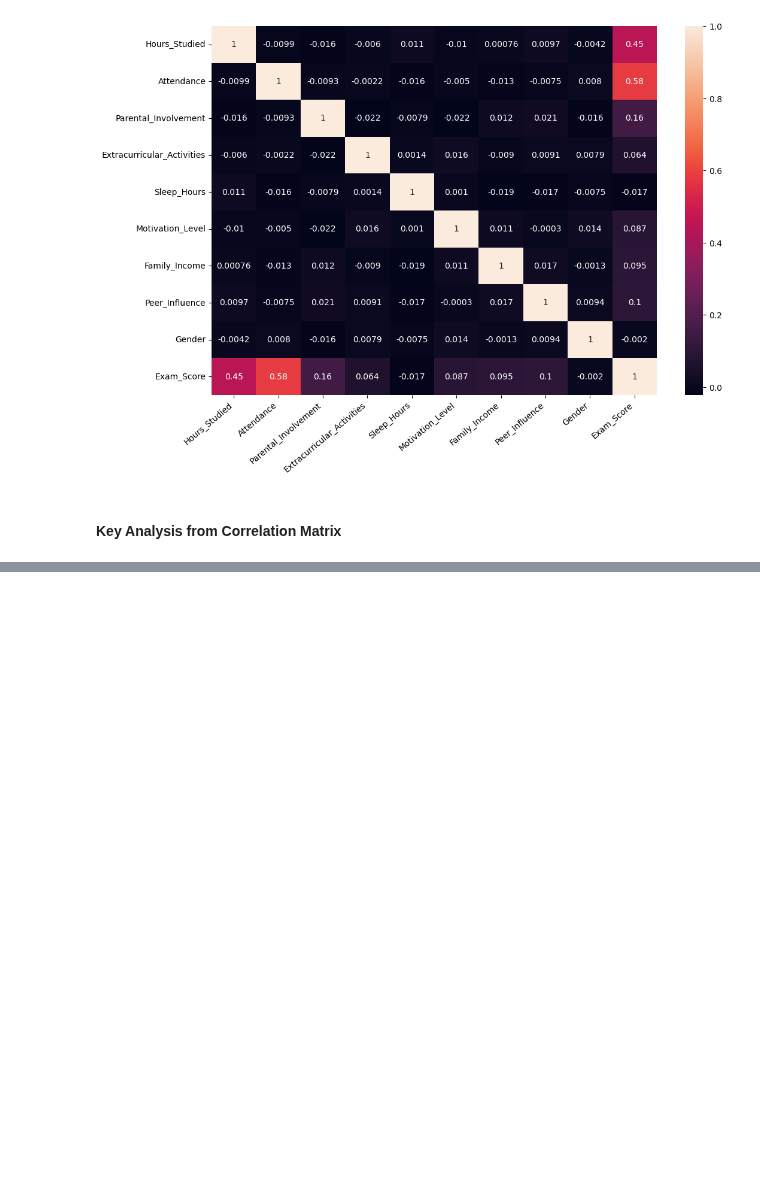
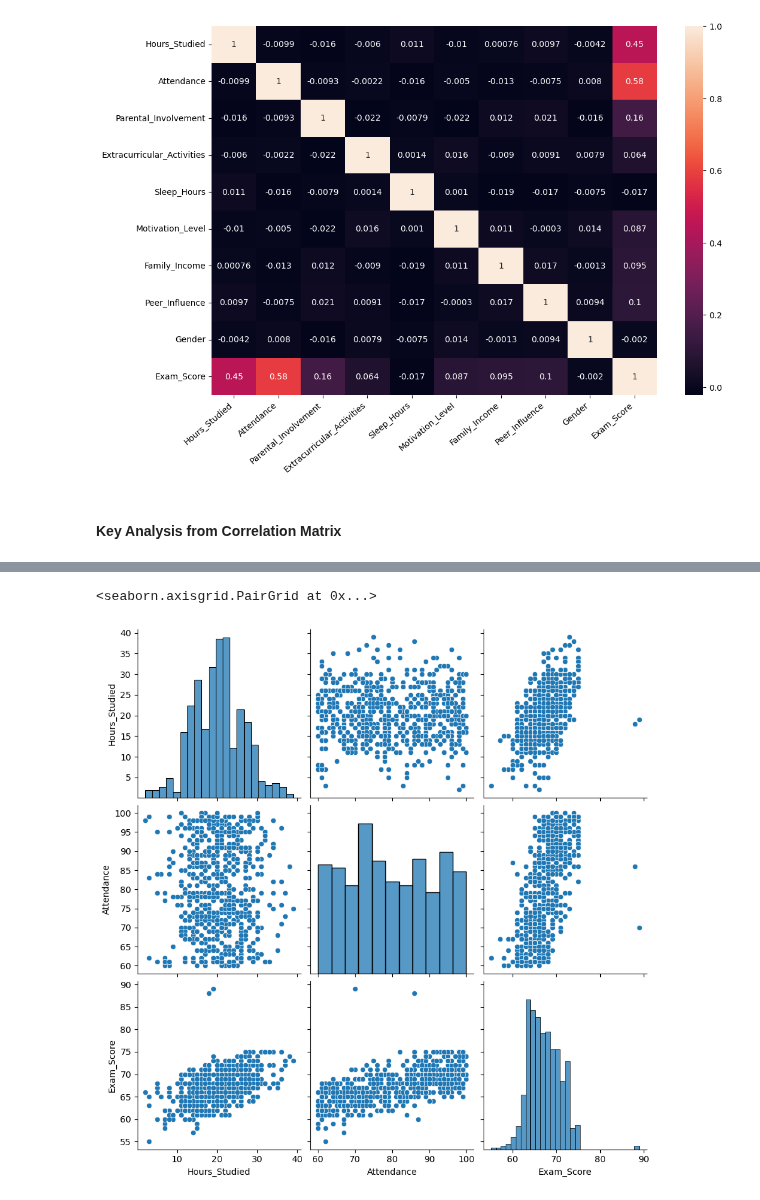
Before and after one commit to setarehsalkhi/OMIS-114-Project, a Jupyter notebook: CleanedData.ipynb, the cells around one changed output, grey strips where cells are left out. Cells and saved outputs as stored; diff of their text form; code cells hidden in the pictures; blank space fills up the shorter version.

```diff
--- a/CleanedData.ipynb
+++ b/CleanedData.ipynb
@@ -336,0 +376,6 @@ Note: Correlation only captures linear relationships, so it’s useful to also u
+# %%
+sample = df2.sample(frac = 0.1, random_state = 42) # We are sampling the data to make the pairplot more readable
+sns.pairplot(df_sampled[['Hours_Studied', 'Attendance', 'Exam_Score']], height = 3)
+# %% [output]
+<seaborn.axisgrid.PairGrid at 0x...>
+[figure, added]
```
Also changed, not shown: parts of 18 cells of this notebook.
